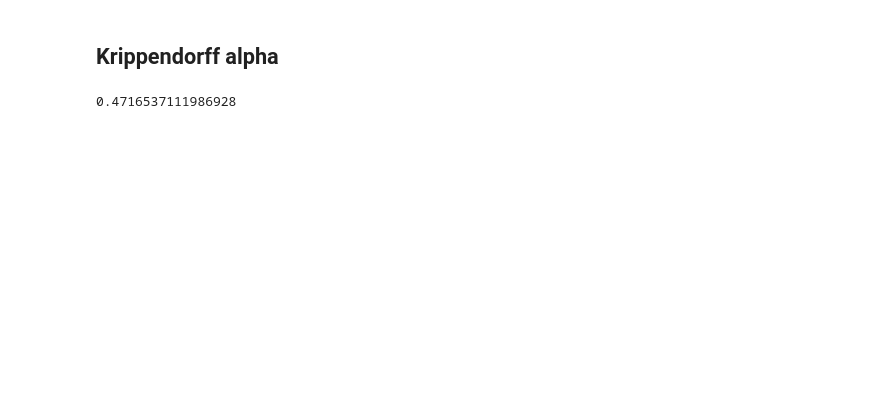
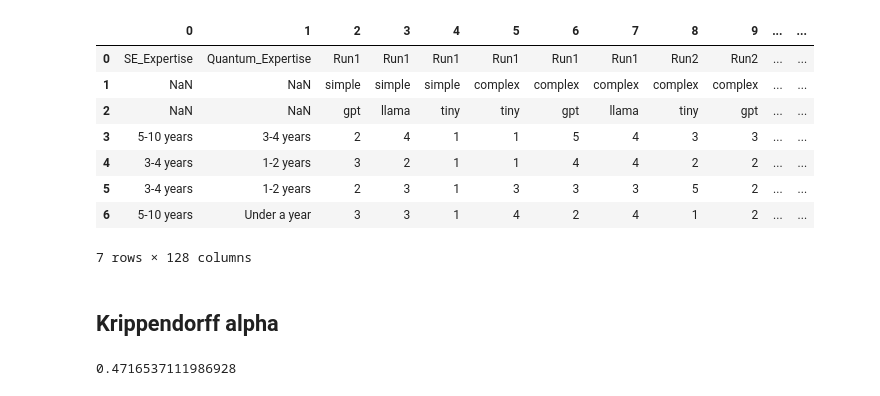
Before and after one commit to giordanoDaloisio/XQuantum, a Jupyter notebook: analysis.ipynb, the cells around one changed output. Saved outputs shown, nothing was run; the diff lists cells and outputs as text; code cells hidden in the pictures; blank space fills up the shorter version.

```diff
--- a/analysis.ipynb
+++ b/analysis.ipynb
@@ -13 +14,13 @@ res = pd.read_csv("results.csv", sep=";", header=None)
+# %%
+res
+# %% [output]
+|  | 0 | 1 | 2 | 3 | 4 | 5 | 6 | 7 | 8 | 9 | ... | ... |
+| 0 | SE_Expertise | Quantum_Expertise | Run1 | Run1 | Run1 | Run1 | Run1 | Run1 | Run2 | Run2 | ... | ... |
+| 1 | NaN | NaN | simple | simple | simple | complex | complex | complex | complex | complex | ... | ... |
+| 2 | NaN | NaN | gpt | llama | tiny | tiny | gpt | llama | tiny | gpt | ... | ... |
+| 3 | 5-10 years | 3-4 years | 2 | 4 | 1 | 1 | 5 | 4 | 3 | 3 | ... | ... |
+| 4 | 3-4 years | 1-2 years | 3 | 2 | 1 | 1 | 4 | 4 | 2 | 2 | ... | ... |
+| 5 | 3-4 years | 1-2 years | 2 | 3 | 1 | 3 | 3 | 3 | 5 | 2 | ... | ... |
+| 6 | 5-10 years | Under a year | 3 | 3 | 1 | 4 | 2 | 4 | 1 | 2 | ... | ... |
+7 rows × 128 columns
 # %%
```
Also changed, not shown: parts of 30 cells of this notebook, 4 other files.
